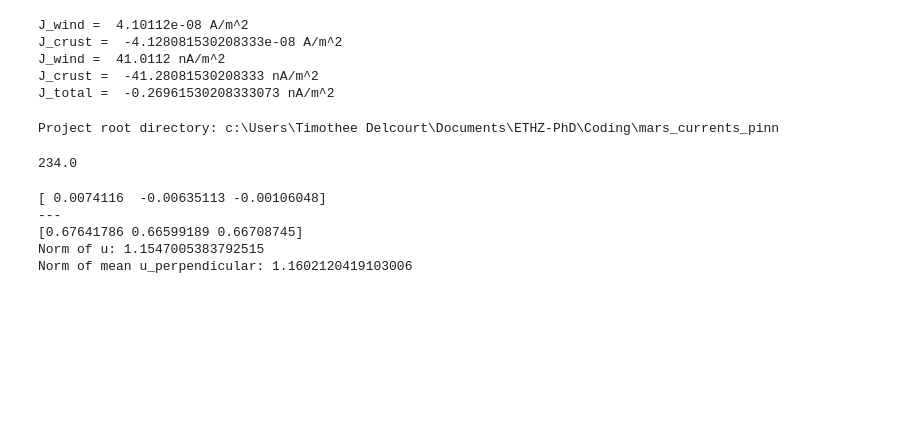
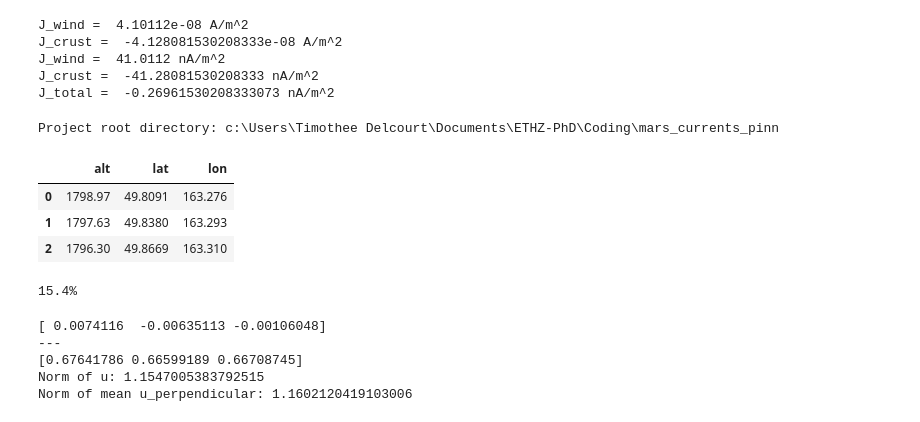
Before and after one commit to TimotheeDelcourt/mars_currents_pinn, a Jupyter notebook: scripts/playground.ipynb, the cells around one changed output. Saved outputs shown, nothing was run; the diff lists cells and outputs as text; code cells hidden in the pictures; blank space fills up the shorter version.

```diff
--- a/scripts/playground.ipynb
+++ b/scripts/playground.ipynb
@@ -46,10 +48,33 @@ import cmcrameri.cm as cmc
 # import scripts.data_conversion as dc
 # %% [output]
 Project root directory: c:\Users\Timothee Delcourt\Documents\ETHZ-PhD\Coding\mars_currents_pinn
+# %%
+df = pd.read_parquet('data/MAVEN_MSO_data.parquet', columns=['alt', 'lat', 'lon'])[:3]
+df
+# %% [output]
+|  | alt | lat | lon |
+| 0 | 1798.97 | 49.8091 | 163.276 |
+| 1 | 1797.63 | 49.8380 | 163.293 |
+| 2 | 1796.30 | 49.8669 | 163.310 |
 # %%
-print(156*3/2)
+target_ls = 270
+angle_half_band = 30
+ls = torch.load('data/Ls_series.pt')
+n1 = len(ls)
+lower_bound = target_ls - angle_half_band
+upper_bound = target_ls + angle_half_band
+lower_bound = lower_bound % 360
+upper_bound = upper_bound % 360
+if lower_bound > upper_bound:
+    condition2 = (ls >= lower_bound) | (ls <= upper_bound)
+else:
+    condition2 = (ls <= upper_bound) & (ls >= lower_bound)
+
+ls = ls[condition2]
+n2 = len(ls)
+print(f'{n2*100/n1:.1f}%')
 # %% [output]
-234.0
+15.4%
 # %%
 def sample_unit_sphere(n):
     x = np.random.normal(size=(n,3))
```
Also changed, not shown: parts of 1 cell of this notebook, 3 other files.
